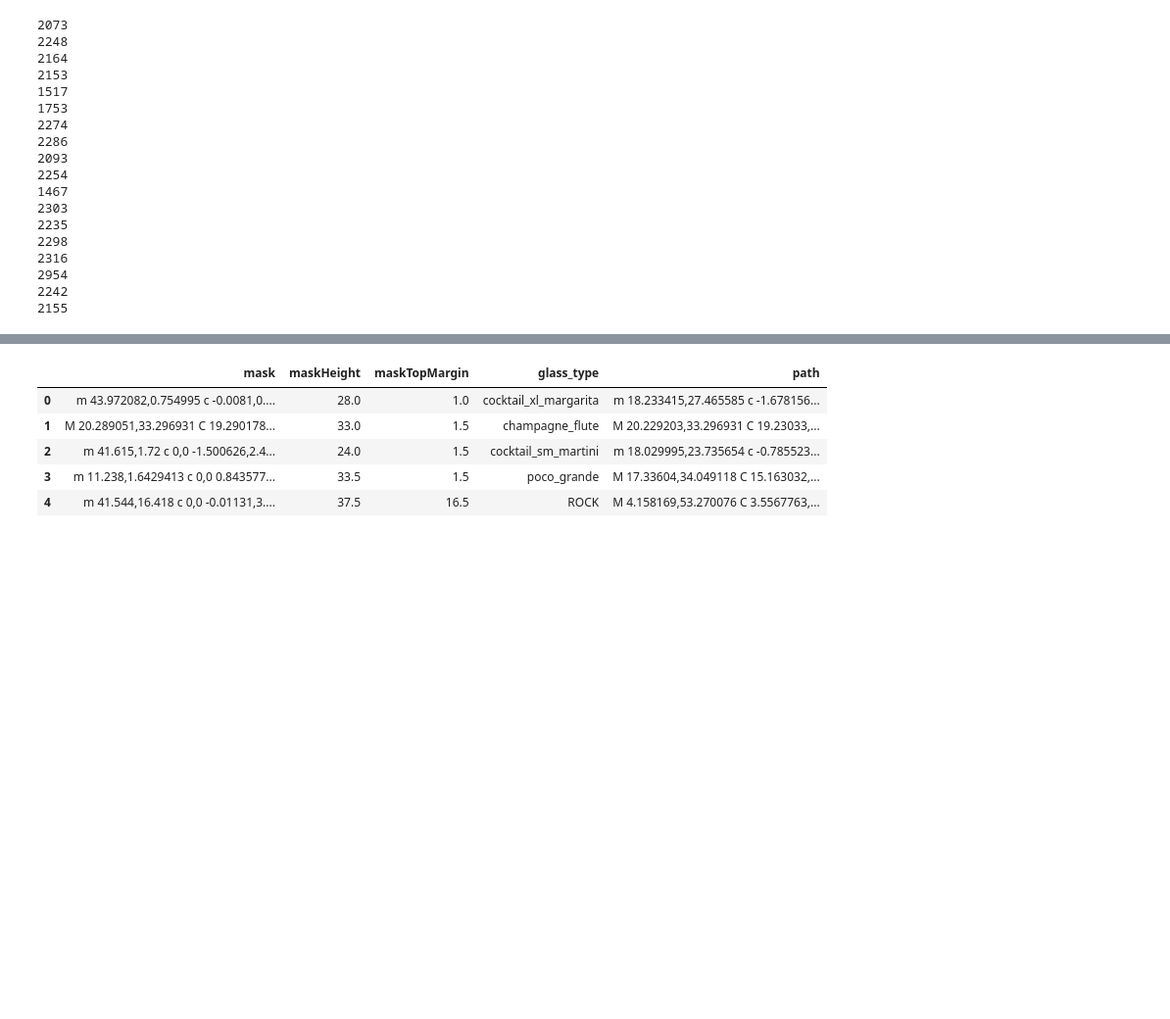
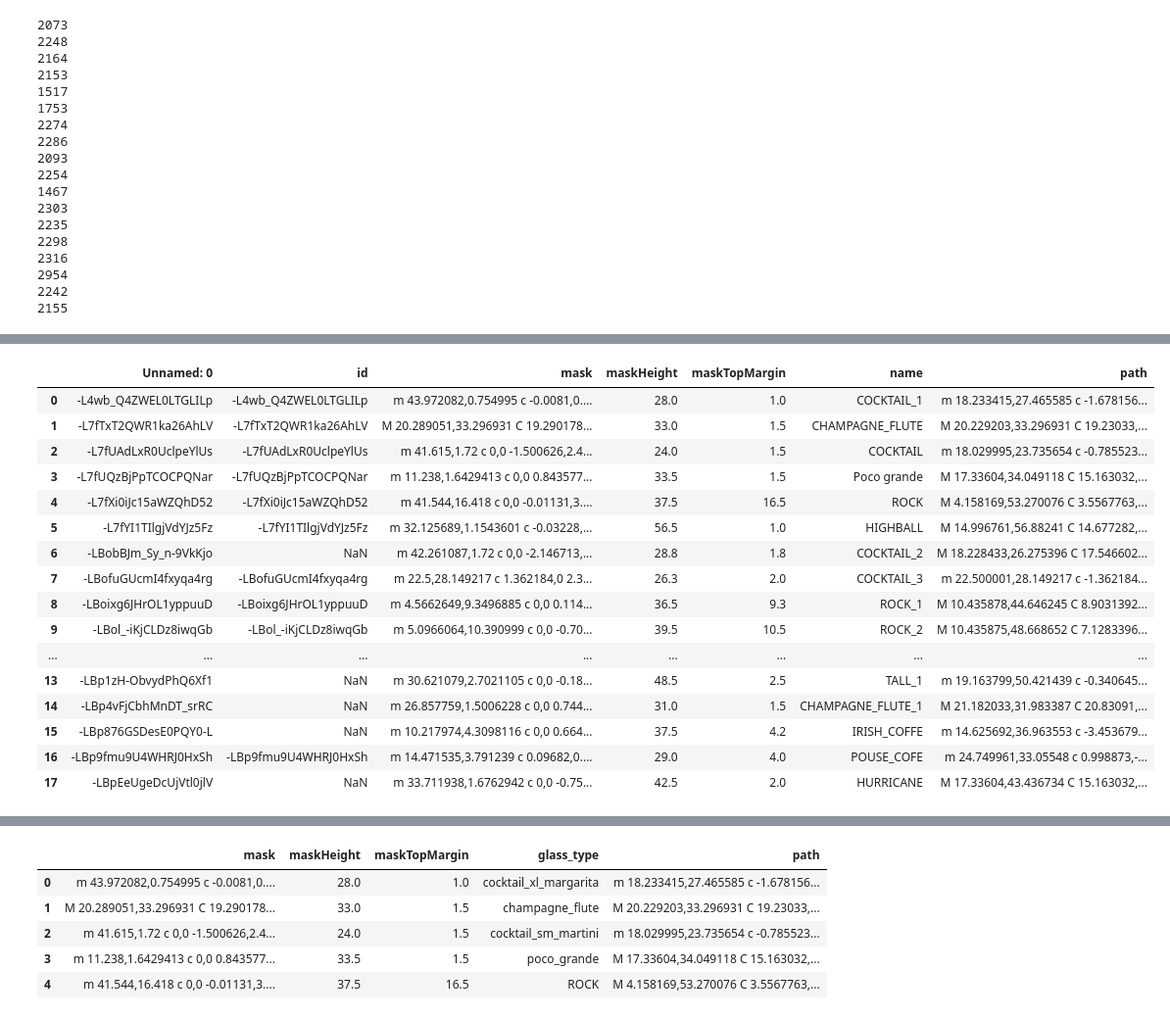
Before and after one commit to shortpoet/Final-Project, a Jupyter notebook: data_exploration.ipynb, the cells around one changed output, grey strips where cells are left out. Shown at 98% size. Saved outputs shown, nothing was run; the diff lists cells and outputs as text; code cells hidden in the pictures; blank space fills up the shorter version.

```diff
--- a/data_exploration.ipynb
+++ b/data_exploration.ipynb
@@ -322,3 +323,24 @@ glass_df.head()
 | -L7fXi0iJc15aWZQhD52 | -L7fXi0iJc15aWZQhD52 | m 41.544,16.418 c 0,0 -0.01131,3.... | 37.5 | 16.5 | ROCK | M 4.158169,53.270076 C 3.5567763,... |
 # %%
 glass_df.to_csv('glasses.csv')
+# %%
+gdf = pd.read_csv('glasses.csv')
+gdf
+# %% [output]
+|  | Unnamed: 0 | id | mask | maskHeight | maskTopMargin | name | path |
+| 0 | -L4wb_Q4ZWEL0LTGLILp | -L4wb_Q4ZWEL0LTGLILp | m 43.972082,0.754995 c -0.0081,0.... | 28.0 | 1.0 | COCKTAIL_1 | m 18.233415,27.465585 c -1.678156... |
+| 1 | -L7fTxT2QWR1ka26AhLV | -L7fTxT2QWR1ka26AhLV | M 20.289051,33.296931 C 19.290178... | 33.0 | 1.5 | CHAMPAGNE_FLUTE | M 20.229203,33.296931 C 19.23033,... |
+| 2 | -L7fUAdLxR0UclpeYlUs | -L7fUAdLxR0UclpeYlUs | m 41.615,1.72 c 0,0 -1.500626,2.4... | 24.0 | 1.5 | COCKTAIL | m 18.029995,23.735654 c -0.785523... |
+| 3 | -L7fUQzBjPpTCOCPQNar | -L7fUQzBjPpTCOCPQNar | m 11.238,1.6429413 c 0,0 0.843577... | 33.5 | 1.5 | Poco grande | M 17.33604,34.049118 C 15.163032,... |
+| 4 | -L7fXi0iJc15aWZQhD52 | -L7fXi0iJc15aWZQhD52 | m 41.544,16.418 c 0,0 -0.01131,3.... | 37.5 | 16.5 | ROCK | M 4.158169,53.270076 C 3.5567763,... |
+| 5 | -L7fYI1TIlgjVdYJz5Fz | -L7fYI1TIlgjVdYJz5Fz | m 32.125689,1.1543601 c -0.03228,... | 56.5 | 1.0 | HIGHBALL | M 14.996761,56.88241 C 14.677282,... |
+| 6 | -LBobBJm_Sy_n-9VkKjo | NaN | m 42.261087,1.72 c 0,0 -2.146713,... | 28.8 | 1.8 | COCKTAIL_2 | M 18.228433,26.275396 C 17.546602... |
+| 7 | -LBofuGUcmI4fxyqa4rg | -LBofuGUcmI4fxyqa4rg | m 22.5,28.149217 c 1.362184,0 2.3... | 26.3 | 2.0 | COCKTAIL_3 | m 22.500001,28.149217 c -1.362184... |
+| 8 | -LBoixg6JHrOL1yppuuD | -LBoixg6JHrOL1yppuuD | m 4.5662649,9.3496885 c 0,0 0.114... | 36.5 | 9.3 | ROCK_1 | M 10.435878,44.646245 C 8.9031392... |
+| 9 | -LBol_-iKjCLDz8iwqGb | -LBol_-iKjCLDz8iwqGb | m 5.0966064,10.390999 c 0,0 -0.70... | 39.5 | 10.5 | ROCK_2 | M 10.435875,48.668652 C 7.1283396... |
+| ... | ... | ... | ... | ... | ... | ... | ... |
+| 13 | -LBp1zH-ObvydPhQ6Xf1 | NaN | m 30.621079,2.7021105 c 0,0 -0.18... | 48.5 | 2.5 | TALL_1 | m 19.163799,50.421439 c -0.340645... |
+| 14 | -LBp4vFjCbhMnDT_srRC | NaN | m 26.857759,1.5006228 c 0,0 0.744... | 31.0 | 1.5 | CHAMPAGNE_FLUTE_1 | M 21.182033,31.983387 C 20.83091,... |
+| 15 | -LBp876GSDesE0PQY0-L | NaN | m 10.217974,4.3098116 c 0,0 0.664... | 37.5 | 4.2 | IRISH_COFFE | m 14.625692,36.963553 c -3.453679... |
+| 16 | -LBp9fmu9U4WHRJ0HxSh | -LBp9fmu9U4WHRJ0HxSh | m 14.471535,3.791239 c 0.09682,0.... | 29.0 | 4.0 | POUSE_COFE | m 24.749961,33.05548 c 0.998873,-... |
+| 17 | -LBpEeUgeDcUjVtl0jlV | NaN | m 33.711938,1.6762942 c 0,0 -0.75... | 42.5 | 2.0 | HURRICANE | M 17.33604,43.436734 C 15.163032,... |
```
Also changed, not shown: parts of 15 cells of this notebook, 14 other files.
